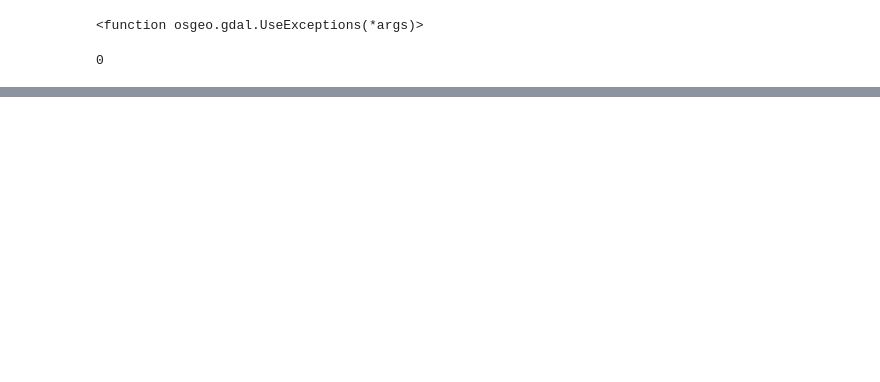
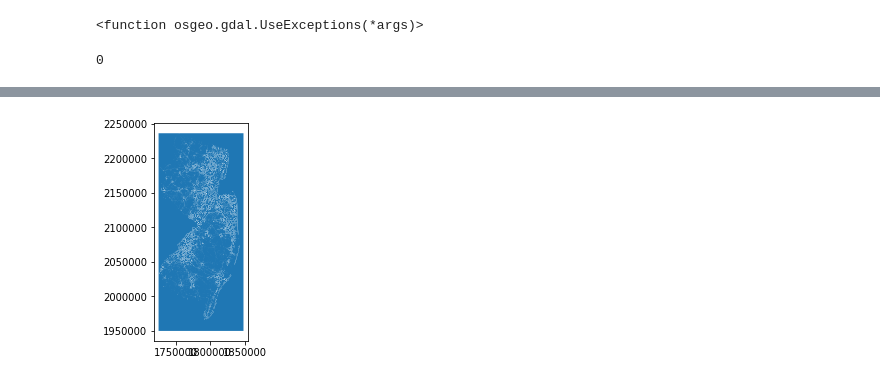
Before and after one commit to zstatmanweil/EJ-analysis-map, a Jupyter notebook: SpatialAnalysis/Dasymetric.ipynb, the cells around one changed output, grey strips where cells are left out. Saved outputs shown, nothing was run; the diff lists cells and outputs as text; code cells hidden in the pictures; blank space fills up the shorter version.

```diff
--- a/SpatialAnalysis/Dasymetric.ipynb
+++ b/SpatialAnalysis/Dasymetric.ipynb
@@ -237,0 +238,8 @@ gdf.head(5)
+# %%
+# Plot the new file
+fig, ax = plt.subplots()
+res_geodata.plot(ax=ax,)
+
+plt.show()
+# %% [output]
+[figure, added]
```
Also changed, not shown: parts of 12 cells of this notebook.
